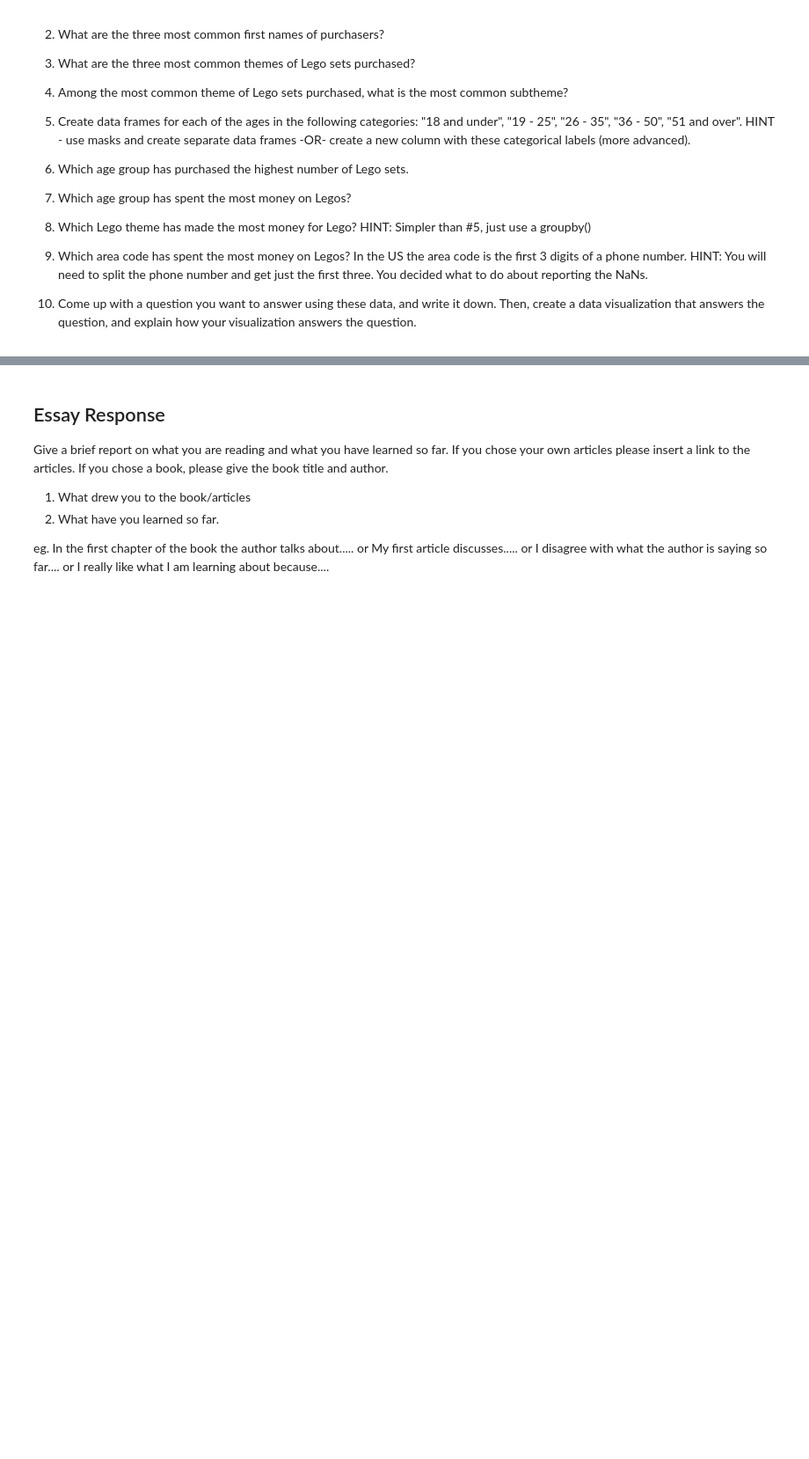
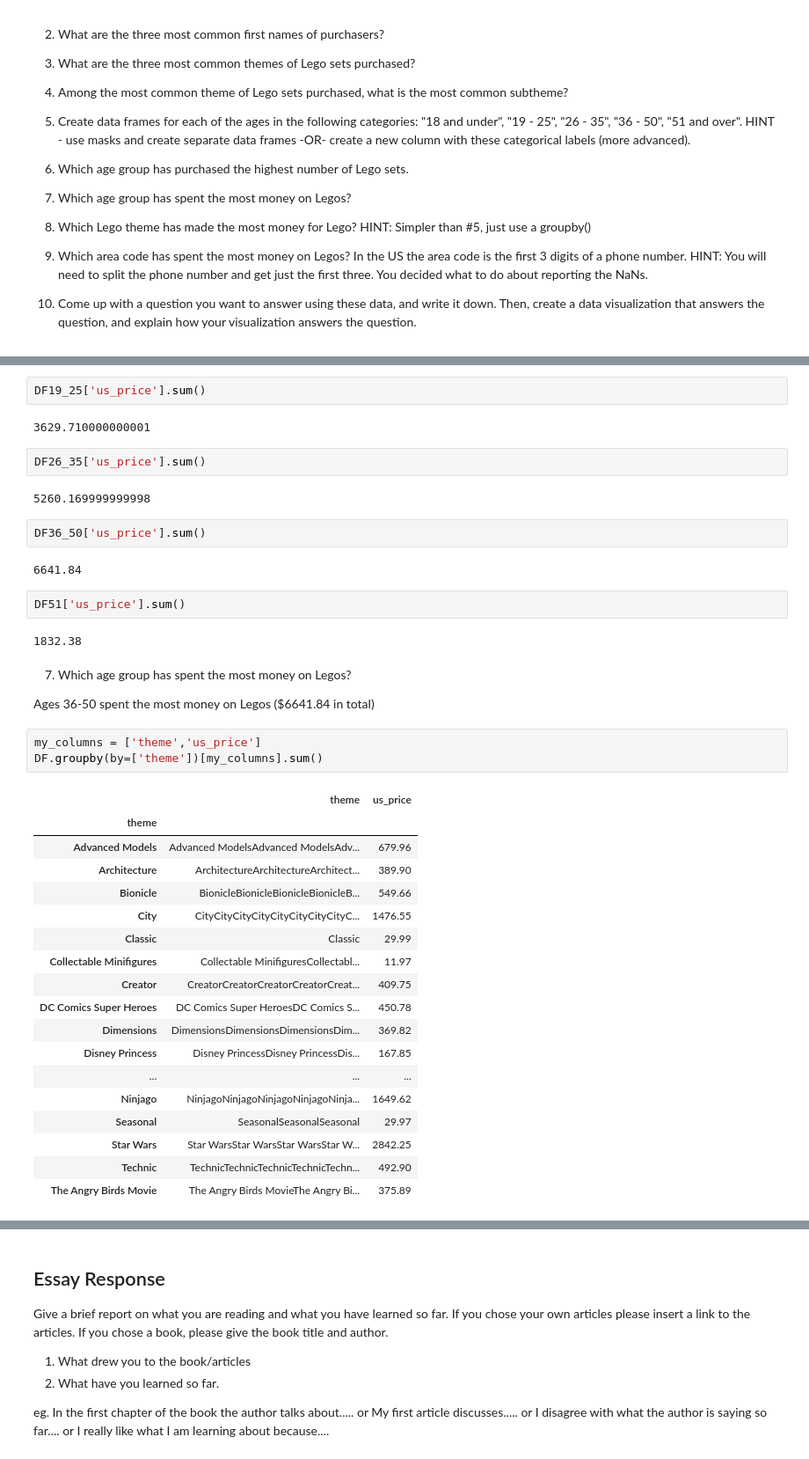
Before and after one commit to sophiamagcale/Day11, a Jupyter notebook: Day11-HW.ipynb, the cells around one changed output, grey strips where cells are left out. Shown at 88% size. Cells and saved outputs as stored; diff of their text form; blank space fills up the shorter version.

```diff
--- a/Day11-HW.ipynb
+++ b/Day11-HW.ipynb
@@ -272,0 +475,42 @@ DF
+# %%
+DF19_25['us_price'].sum()
+# %% [output]
+3629.710000000001
+# %%
+DF26_35['us_price'].sum()
+# %% [output]
+5260.169999999998
+# %%
+DF36_50['us_price'].sum()
+# %% [output]
+6641.84
+# %%
+DF51['us_price'].sum()
+# %% [output]
+1832.38
+# %% [markdown]
+7. Which age group has spent the most money on Legos?
+
+Ages 36-50 spent the most money on Legos ($6641.84 in total)
+# %%
+my_columns = ['theme','us_price']
+DF.groupby(by=['theme'])[my_columns].sum()
+# %% [output]
+|  | theme | us_price |
+| theme |  |  |
+| Advanced Models | Advanced ModelsAdvanced ModelsAdv... | 679.96 |
+| Architecture | ArchitectureArchitectureArchitect... | 389.90 |
+| Bionicle | BionicleBionicleBionicleBionicleB... | 549.66 |
+| City | CityCityCityCityCityCityCityCityC... | 1476.55 |
+| Classic | Classic | 29.99 |
+| Collectable Minifigures | Collectable MinifiguresCollectabl... | 11.97 |
+| Creator | CreatorCreatorCreatorCreatorCreat... | 409.75 |
+| DC Comics Super Heroes | DC Comics Super HeroesDC Comics S... | 450.78 |
+| Dimensions | DimensionsDimensionsDimensionsDim... | 369.82 |
+| Disney Princess | Disney PrincessDisney PrincessDis... | 167.85 |
+| ... | ... | ... |
+| Ninjago | NinjagoNinjagoNinjagoNinjagoNinja... | 1649.62 |
+| Seasonal | SeasonalSeasonalSeasonal | 29.97 |
+| Star Wars | Star WarsStar WarsStar WarsStar W... | 2842.25 |
+| Technic | TechnicTechnicTechnicTechnicTechn... | 492.90 |
+| The Angry Birds Movie | The Angry Birds MovieThe Angry Bi... | 375.89 |
```
Also changed, not shown: parts of 45 cells of this notebook.
